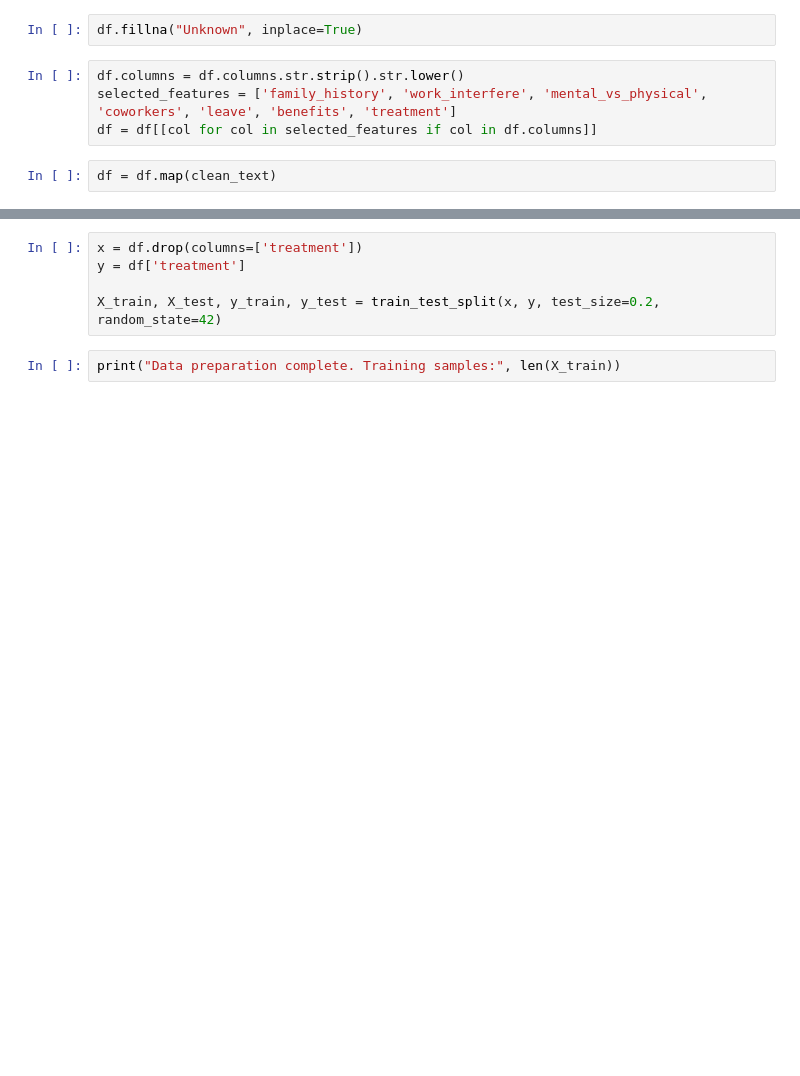
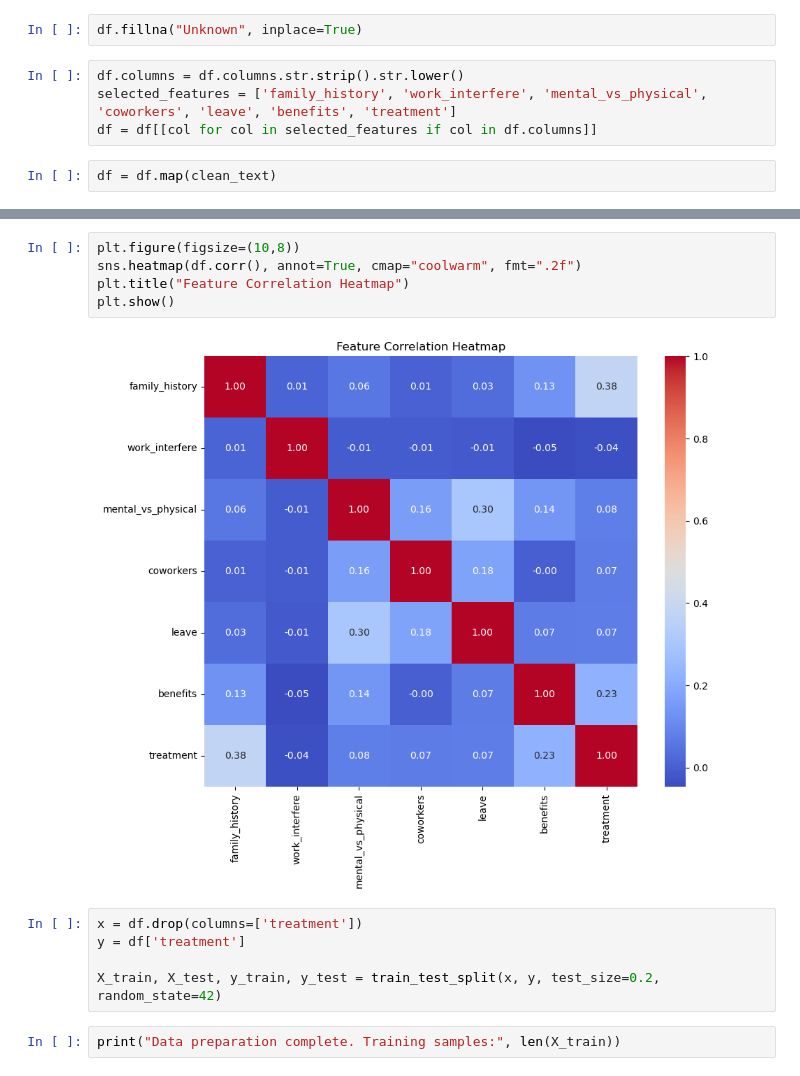
Before and after one commit to khushi-tulsiyan/mental-health-analysis, a Jupyter notebook: scripts/data_preperation.ipynb, the cells around one changed output, grey strips where cells are left out. Saved outputs shown, nothing was run; the diff lists cells and outputs as text; blank space fills up the shorter version.

```diff
--- a/scripts/data_preperation.ipynb
+++ b/scripts/data_preperation.ipynb
@@ -64,3 +76,10 @@ for col in df.columns:
+# %%
+plt.figure(figsize=(10,8))
+sns.heatmap(df.corr(), annot=True, cmap="coolwarm", fmt=".2f")
+plt.title("Feature Correlation Heatmap")
+plt.show()
+# %% [output]
+[figure, added]
 # %%
 x = df.drop(columns=['treatment'])
 y = df['treatment']
```
Also changed, not shown: parts of 4 cells of this notebook.
